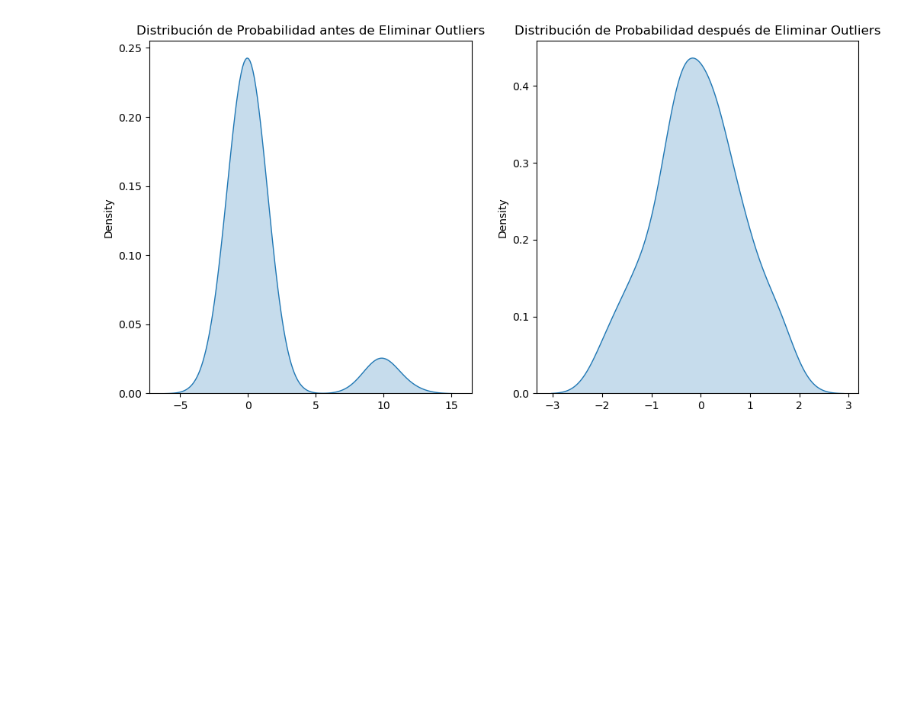
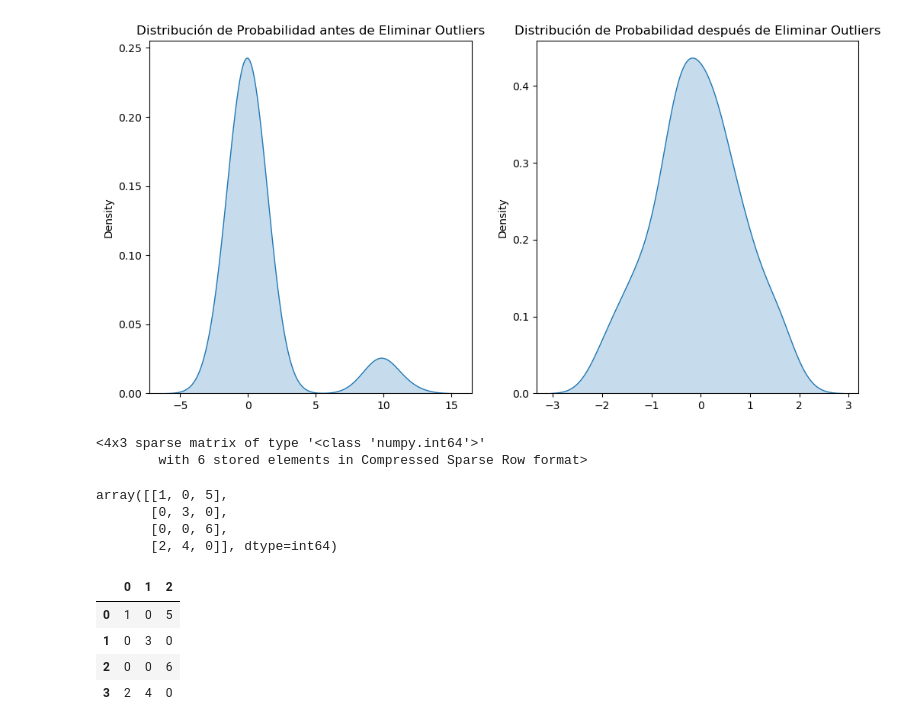
Before and after one commit to jorge-robledo11/Pyfunctions, a Jupyter notebook: testeos.ipynb, the cells around one changed output. Cells and saved outputs as stored; diff of their text form; code cells hidden in the pictures; blank space fills up the shorter version.

```diff
--- a/alsjd.ipynb
+++ b/testeos.ipynb
@@ -28,3 +28,38 @@ plt.title("Distribución de Probabilidad después de Eliminar Outliers")
 plt.show()
 # %% [output]
 [figure]
+# %%
+import pandas as pd
+from scipy.sparse import csr_matrix
+import numpy as np
+
+# Crear un DataFrame de ejemplo
+data = {'A': [1, 0, 0, 2],
+        'B': [0, 3, 0, 4],
+        'C': [5, 0, 6, 0]}
+df = pd.DataFrame(data)
+
+# Convertir el DataFrame a una matriz NumPy
+numpy_matrix = df.to_numpy()
+
+# Convertir la matriz NumPy a una matriz dispersa (en este caso, una matriz comprimida en filas - CSR)
+sparse_matrix = csr_matrix(numpy_matrix)
+sparse_matrix
+# %% [output]
+<4x3 sparse matrix of type '<class 'numpy.int64'>'
+        with 6 stored elements in Compressed Sparse Row format>
+# %%
+numpy_matrix
+# %% [output]
+array([[1, 0, 5],
+       [0, 3, 0],
+       [0, 0, 6],
+       [2, 4, 0]], dtype=int64)
+# %%
+pd.DataFrame.sparse.from_spmatrix(sparse_matrix)
+# %% [output]
+|  | 0 | 1 | 2 |
+| 0 | 1 | 0 | 5 |
+| 1 | 0 | 3 | 0 |
+| 2 | 0 | 0 | 6 |
+| 3 | 2 | 4 | 0 |
```
Also changed, not shown: parts of 1 cell of this notebook, 3 other files.
